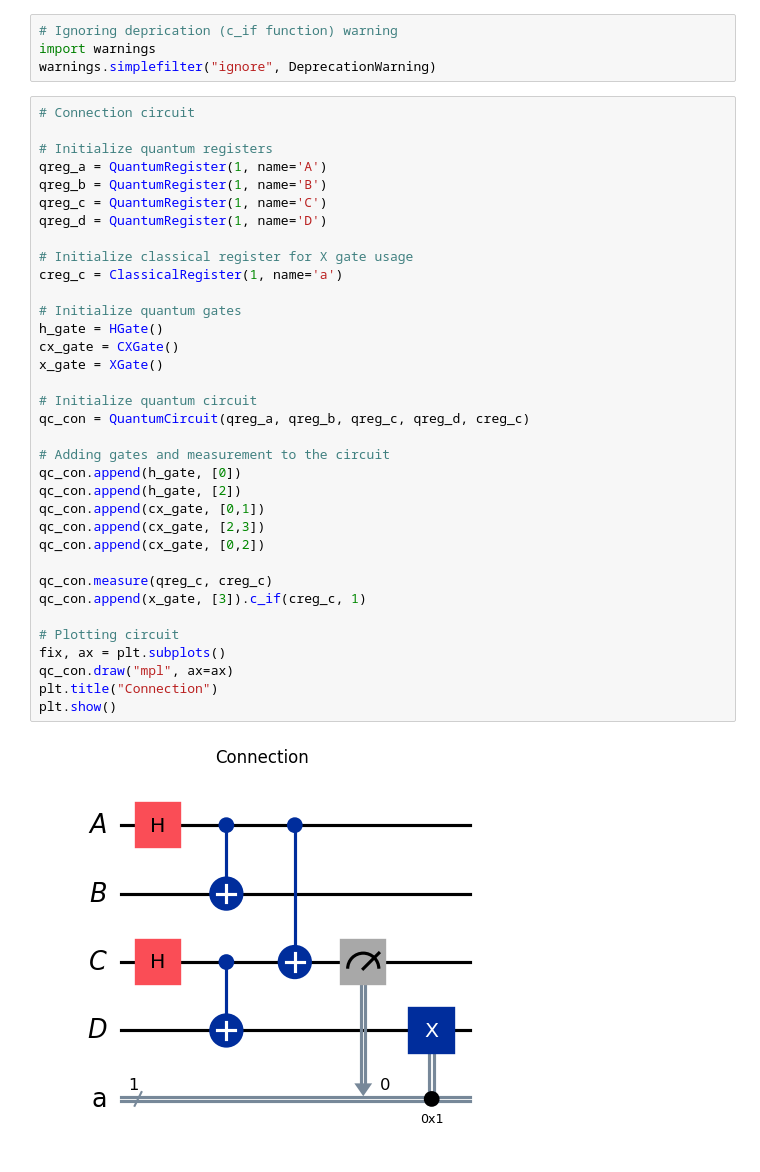
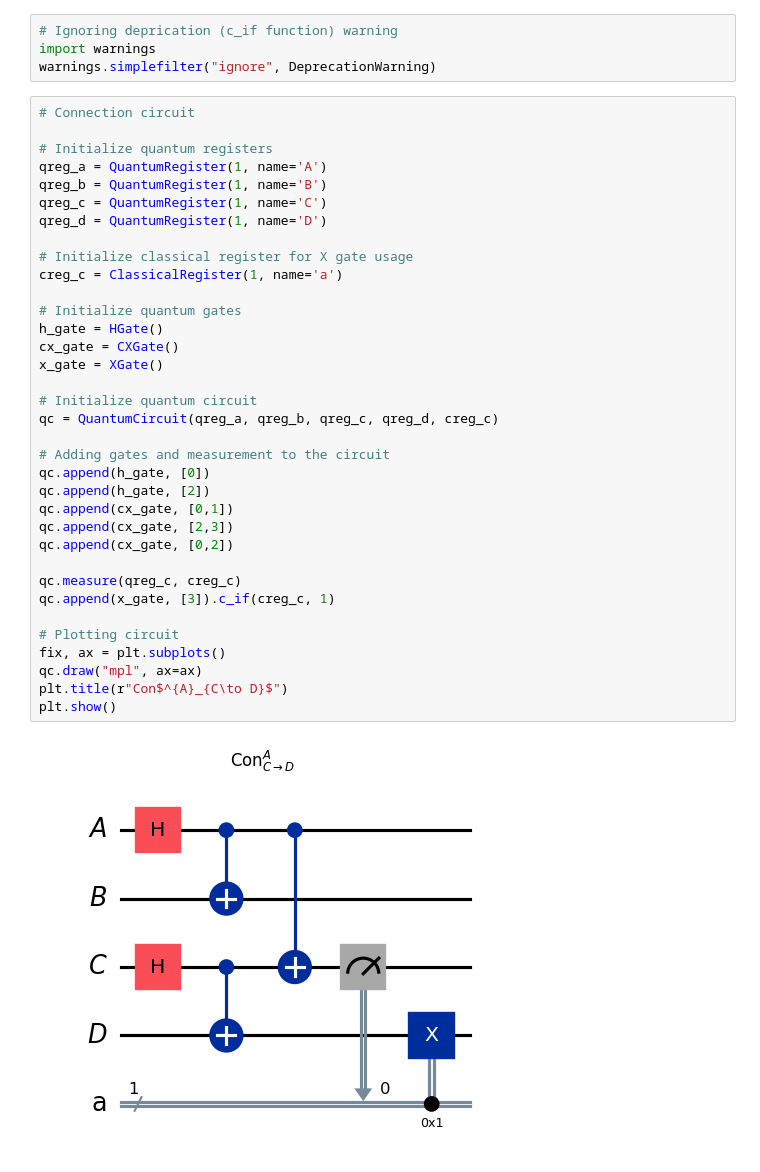
Before and after one commit to NagyTamas0122/QuantumNetworkCoding, a Jupyter notebook: QNC.ipynb, the cells around one changed output. Saved outputs shown, nothing was run; the diff lists cells and outputs as text.

```diff
--- a/QNC.ipynb
+++ b/QNC.ipynb
@@ -10,37 +12,37 @@ warnings.simplefilter("ignore", DeprecationWarning)
 # %%
 # Connection circuit
 
 # Initialize quantum registers
 qreg_a = QuantumRegister(1, name='A')
 qreg_b = QuantumRegister(1, name='B')
 qreg_c = QuantumRegister(1, name='C')
 qreg_d = QuantumRegister(1, name='D')
 
 # Initialize classical register for X gate usage
 creg_c = ClassicalRegister(1, name='a')
 
 # Initialize quantum gates
 h_gate = HGate()
 cx_gate = CXGate()
 x_gate = XGate()
 
 # Initialize quantum circuit
-qc_con = QuantumCircuit(qreg_a, qreg_b, qreg_c, qreg_d, creg_c)
+qc = QuantumCircuit(qreg_a, qreg_b, qreg_c, qreg_d, creg_c)
 
 # Adding gates and measurement to the circuit
-qc_con.append(h_gate, [0])
-qc_con.append(h_gate, [2])
-qc_con.append(cx_gate, [0,1])
-qc_con.append(cx_gate, [2,3])
-qc_con.append(cx_gate, [0,2])
+qc.append(h_gate, [0])
+qc.append(h_gate, [2])
+qc.append(cx_gate, [0,1])
+qc.append(cx_gate, [2,3])
+qc.append(cx_gate, [0,2])
 
-qc_con.measure(qreg_c, creg_c)
-qc_con.append(x_gate, [3]).c_if(creg_c, 1)
+qc.measure(qreg_c, creg_c)
+qc.append(x_gate, [3]).c_if(creg_c, 1)
 
 # Plotting circuit
 fix, ax = plt.subplots()
-qc_con.draw("mpl", ax=ax)
-plt.title("Connection")
+qc.draw("mpl", ax=ax)
+plt.title(r"Con$^{A}_{C\to D}$")
 plt.show()
 # %% [output]
-[figure, old version]
+[figure, new version]
```
Also changed, not shown: parts of 3 cells of this notebook.
